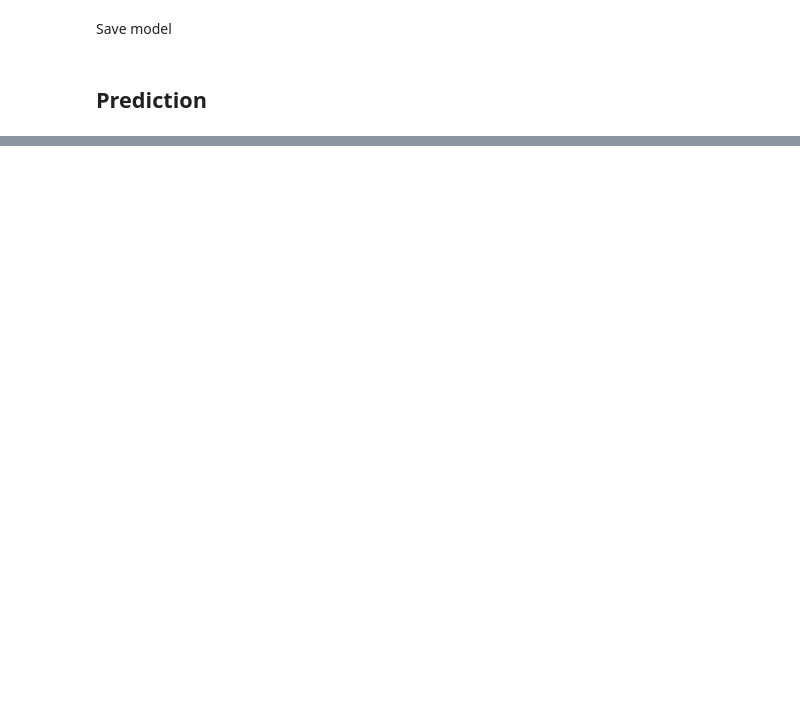
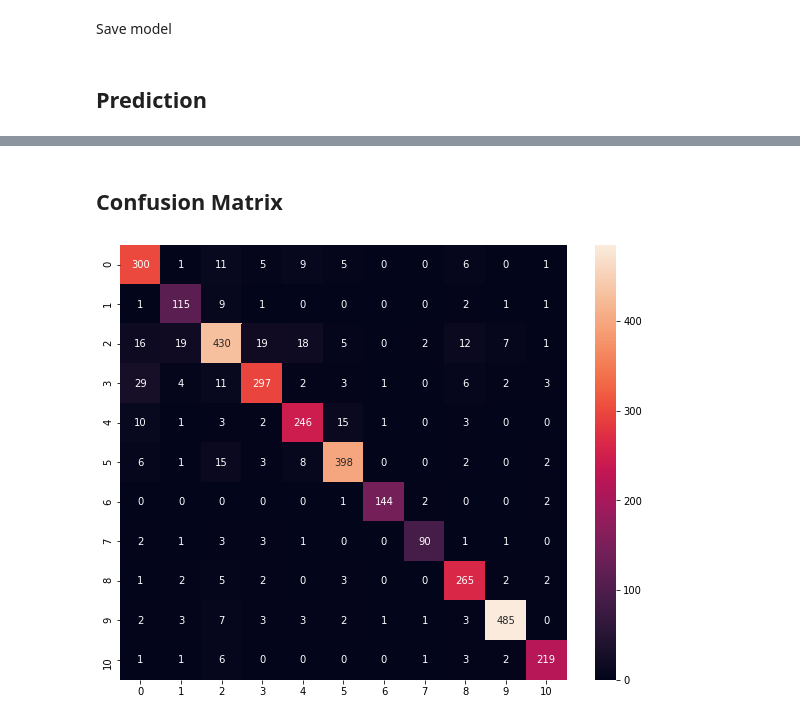
Before and after one commit to chiiida/food-classification, a Jupyter notebook: food_classification.ipynb, the cells around one changed output, grey strips where cells are left out. Cells and saved outputs as stored; diff of their text form; code cells hidden in the pictures; blank space fills up the shorter version.

Commit message:
add classification report and confusion matrix

```diff
--- a/food_classification.ipynb
+++ b/food_classification.ipynb
@@ -326,7 +318,7 @@ for i in os.listdir(path_eval):
       img_np = np.expand_dims(img_np, axis=0)
       image_matrix = np.vstack([img_np])
       # making prediction of the model
-      result = model.predict(image_matrix, batch_size=10)
+      result = model.predict(image_matrix, batch_size=BATCH_SIZE)
       # get the index of the highest value in the prediction
       predict = np.argmax(result[0])
       original.append(i)
@@ -348,0 +363,13 @@ plt.show()
+# %% [markdown]
+## Confusion Matrix
+# %%
+plt.figure(figsize = (10, 8))
+cm = confusion_matrix(np.asarray(prediction), np.asarray(original))
+sns.heatmap(
+    cm,
+    annot = True,
+    fmt = "d"
+)
+plt.show()
+# %% [output]
+[figure, added]
```
Also changed, not shown: parts of 19 cells of this notebook.
